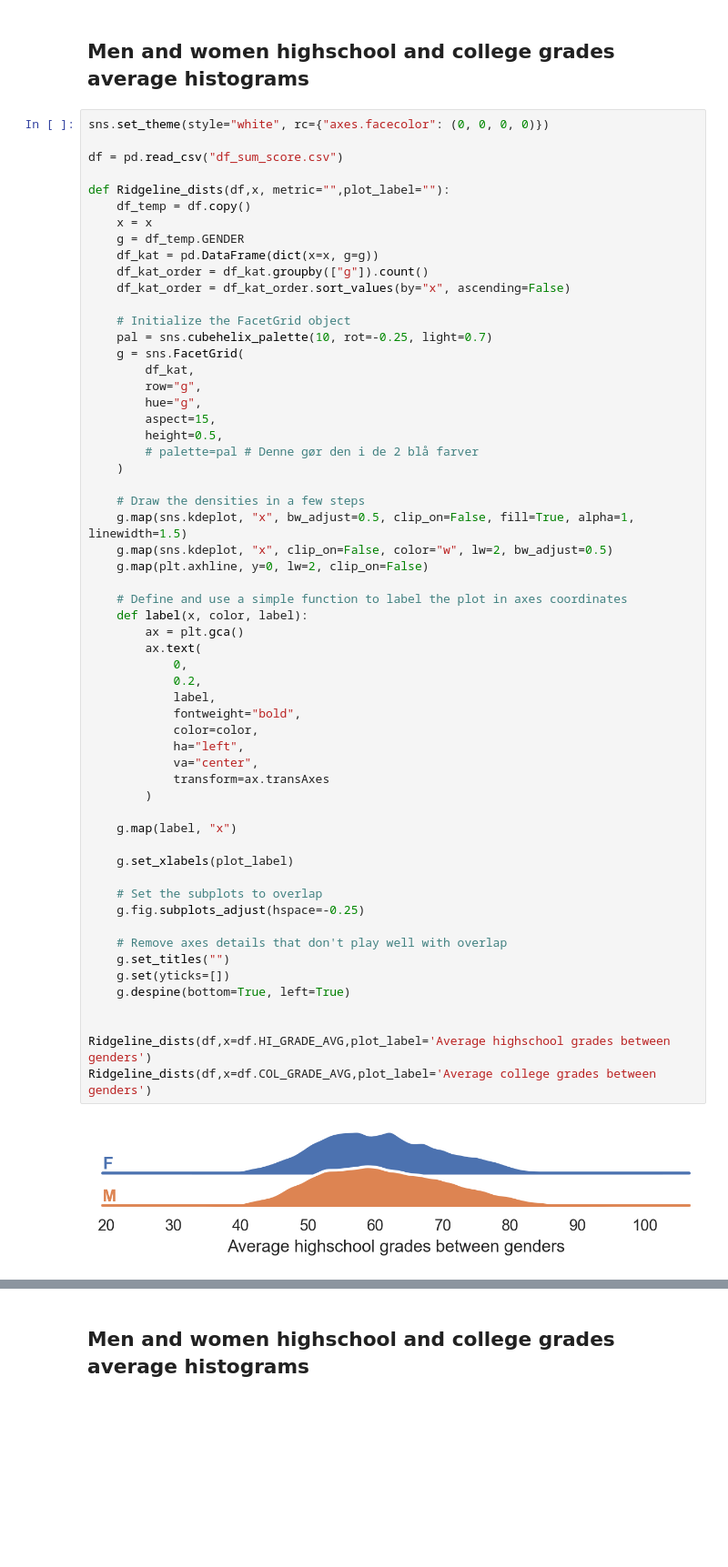
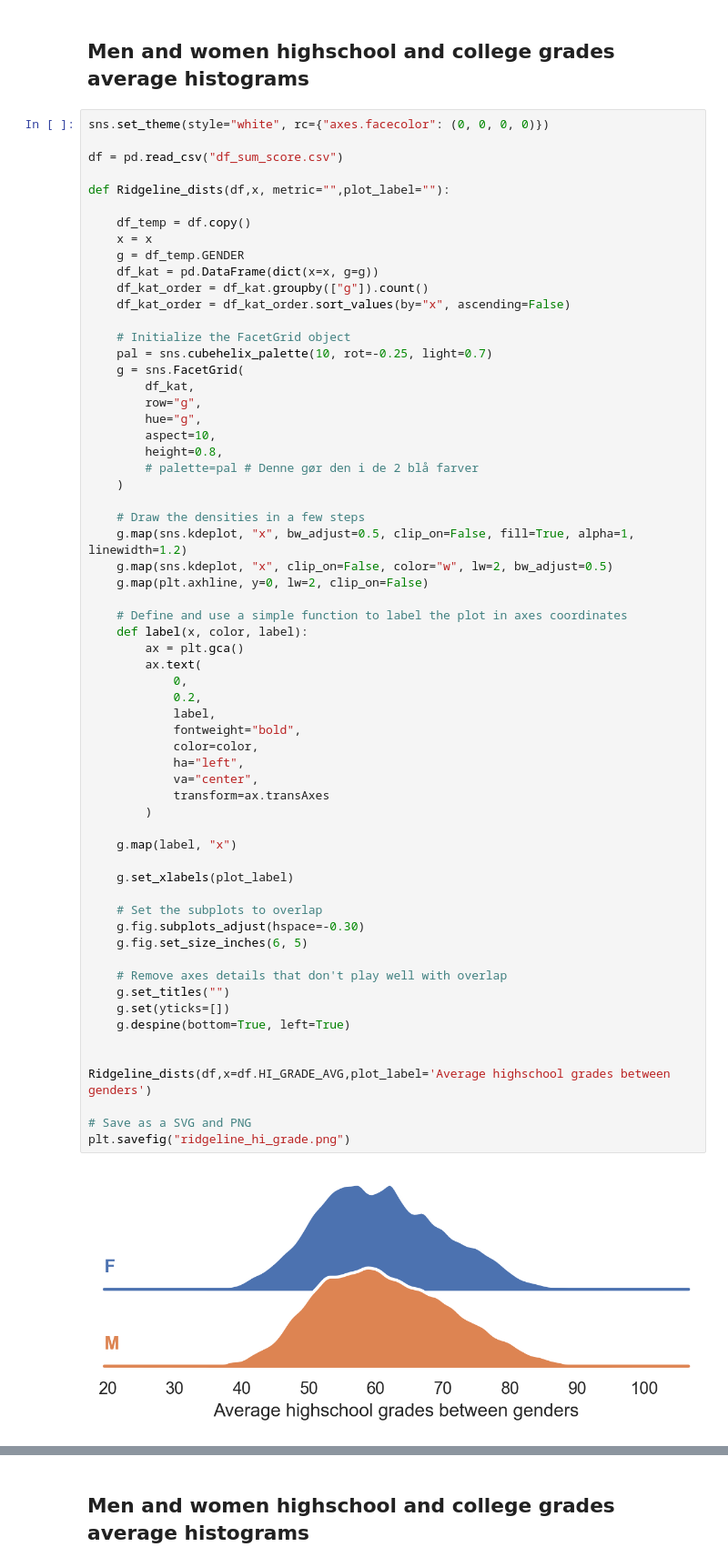
Before and after one commit to s183910/Bachelor_Gabi_Kat, a Jupyter notebook: Notebooks/Basic_dists/descriptive stats_2.ipynb, the cells around one changed output, grey strips where cells are left out. Shown at 91% size. Cells and saved outputs as stored; diff of their text form; blank space fills up the shorter version.

Commit message:
a lot of plots

```diff
--- a/Notebooks/Basic_dists/descriptive stats_2.ipynb
+++ b/Notebooks/Basic_dists/descriptive stats_2.ipynb
@@ -123,6 +129,7 @@ sns.set_theme(style="white", rc={"axes.facecolor": (0, 0, 0, 0)})
 df = pd.read_csv("df_sum_score.csv")
 
 def Ridgeline_dists(df,x, metric="",plot_label=""):
+
     df_temp = df.copy()
     x = x
     g = df_temp.GENDER
@@ -136,44 +143,47 @@ def Ridgeline_dists(df,x, metric="",plot_label=""):
         df_kat,
         row="g",
         hue="g",
-        aspect=15,
-        height=0.5,
+        aspect=10,
+        height=0.8,
         # palette=pal # Denne gør den i de 2 blå farver
     )
 
     # Draw the densities in a few steps
-    g.map(sns.kdeplot, "x", bw_adjust=0.5, clip_on=False, fill=True, alpha=1, linewidth=1.5)
+    g.map(sns.kdeplot, "x", bw_adjust=0.5, clip_on=False, fill=True, alpha=1, linewidth=1.2)
     g.map(sns.kdeplot, "x", clip_on=False, color="w", lw=2, bw_adjust=0.5)
     g.map(plt.axhline, y=0, lw=2, clip_on=False)
 
     # Define and use a simple function to label the plot in axes coordinates
     def label(x, color, label):
         ax = plt.gca()
         ax.text(
             0,
             0.2,
             label,
             fontweight="bold",
             color=color,
             ha="left",
             va="center",
             transform=ax.transAxes
         )
 
     g.map(label, "x")
 
     g.set_xlabels(plot_label)
 
     # Set the subplots to overlap
-    g.fig.subplots_adjust(hspace=-0.25)
+    g.fig.subplots_adjust(hspace=-0.30)
+    g.fig.set_size_inches(6, 5)
 
     # Remove axes details that don't play well with overlap
     g.set_titles("")
     g.set(yticks=[])
     g.despine(bottom=True, left=True)
 
 
 Ridgeline_dists(df,x=df.HI_GRADE_AVG,plot_label='Average highschool grades between genders')
-Ridgeline_dists(df,x=df.COL_GRADE_AVG,plot_label='Average college grades between genders')
+
+# Save as a SVG and PNG
+plt.savefig("ridgeline_hi_grade.png")
 # %% [output]
-[figure, old version]
+[figure, new version]
```
Also changed, not shown: parts of 12 cells of this notebook, 8 other files.
